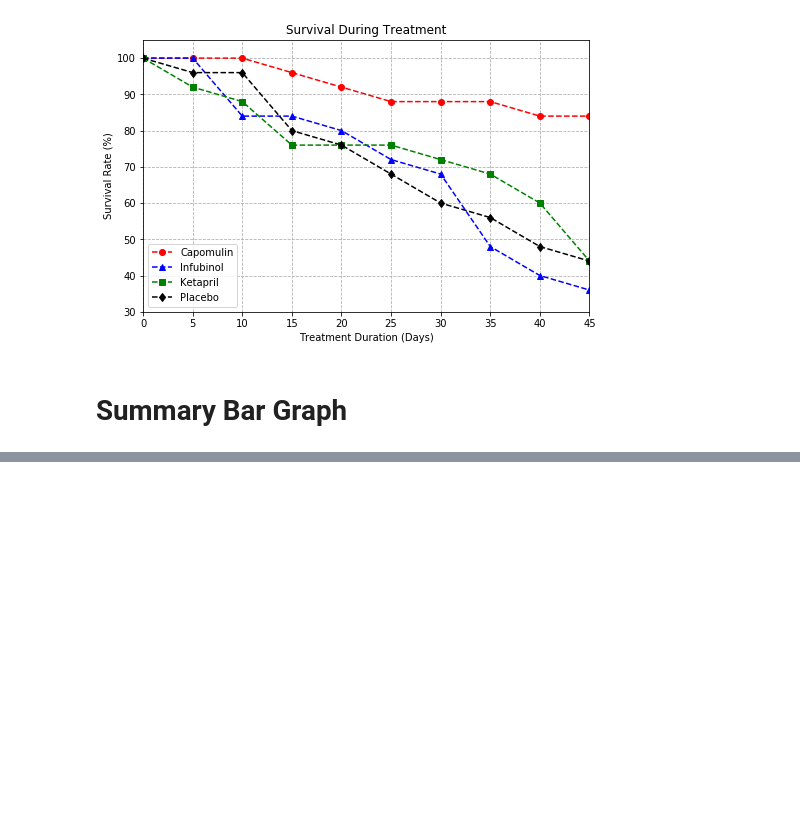
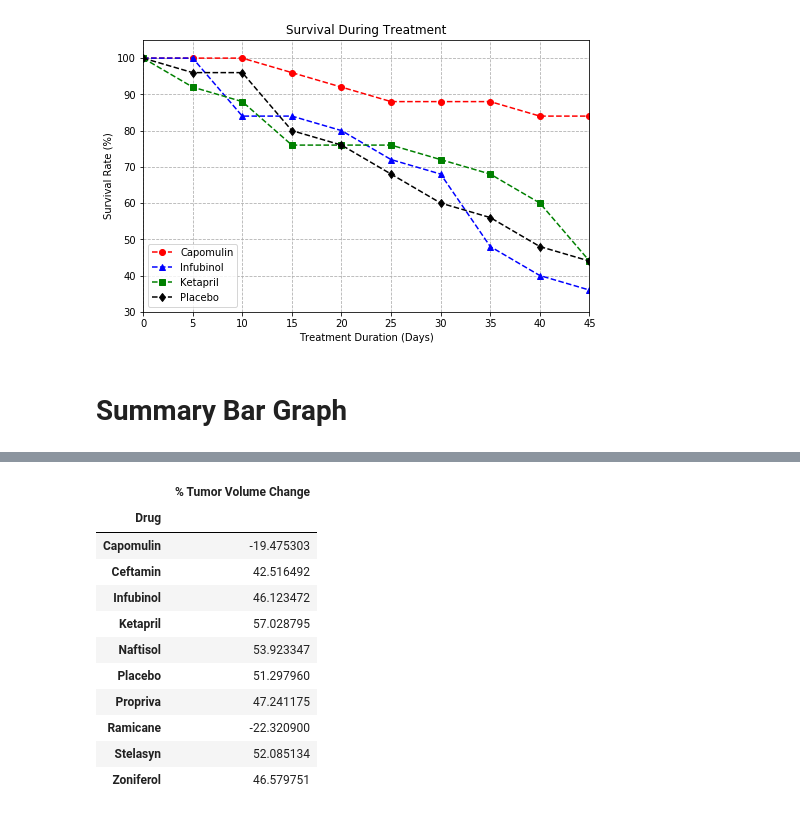
Before and after one commit to Jayleh/pyberceuticals, a Jupyter notebook: Pymaceuticals/Pymaceuticals.ipynb, the cells around one changed output, grey strips where cells are left out. Cells and saved outputs as stored; diff of their text form; code cells hidden in the pictures; blank space fills up the shorter version.

```diff
--- a/Pymaceuticals/Pymaceuticals.ipynb
+++ b/Pymaceuticals/Pymaceuticals.ipynb
@@ -378,0 +412,26 @@ plt.show()
+# %%
+# Create dataframe
+tum_vol_chg = pd.DataFrame(final_tumor_size)
+
+# Rename column
+tum_vol_chg = tum_vol_chg.rename(columns={9: 'Final Tumor Size'})
+
+# Calculate percent change and add to dataframe
+tum_vol_chg['% Tumor Volume Change'] = (tum_vol_chg['Final Tumor Size'] - 45)/45*100
+
+# Drop final tumor size column
+tum_vol_chg = tum_vol_chg.drop('Final Tumor Size', axis=1)
+tum_vol_chg
+# %% [output]
+|  | % Tumor Volume Change |
+| Drug |  |
+| Capomulin | -19.475303 |
+| Ceftamin | 42.516492 |
+| Infubinol | 46.123472 |
+| Ketapril | 57.028795 |
+| Naftisol | 53.923347 |
+| Placebo | 51.297960 |
+| Propriva | 47.241175 |
+| Ramicane | -22.320900 |
+| Stelasyn | 52.085134 |
+| Zoniferol | 46.579751 |
```
Also changed, not shown: parts of 4 cells of this notebook.
